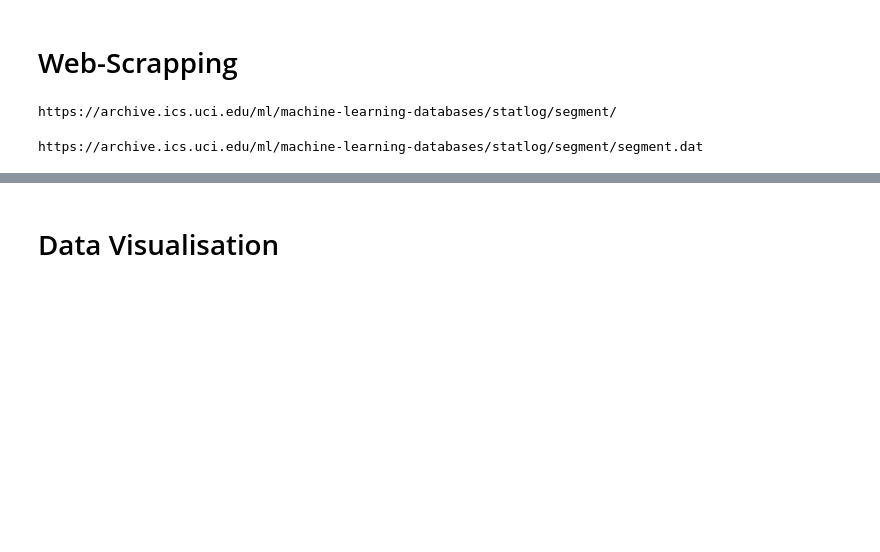
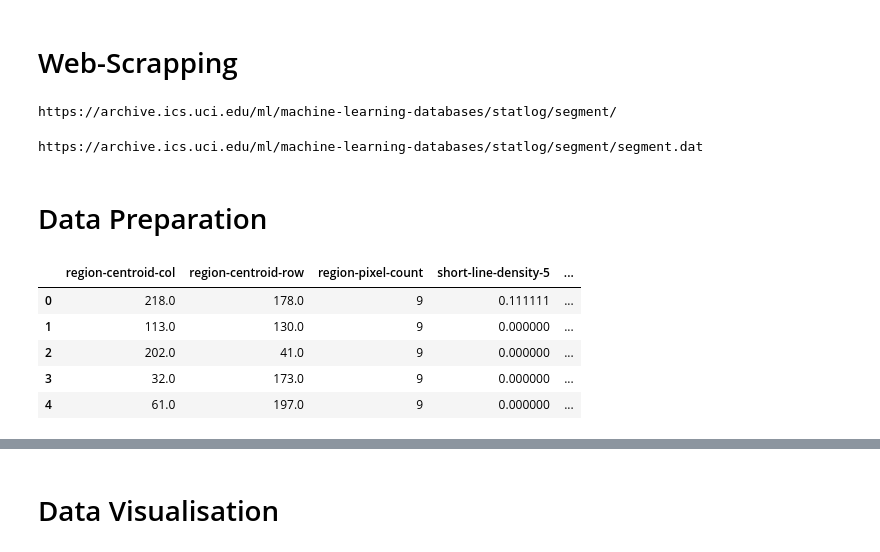
Before and after one commit to Kawiim/Data-Analysis, a Jupyter notebook: tp_python.ipynb, the cells around one changed output, grey strips where cells are left out. Drawn from its saved outputs; the diff is of its cells as text; code cells hidden in the pictures; blank space fills up the shorter version.

```diff
--- a/tp_python.ipynb
+++ b/tp_python.ipynb
@@ -28,3 +28,5 @@ dl_link = wd.find_element_by_xpath(xpath)
 print(dl_link.get_attribute('href'))
 # %% [output]
 https://archive.ics.uci.edu/ml/machine-learning-databases/statlog/segment/segment.dat
+# %% [markdown]
+# Data Preparation
@@ -30,0 +35,15 @@ https://archive.ics.uci.edu/ml/machine-learning-databases/statlog/segment/segmen
+# %%
+#On utilise pandas pour charger les données via l'URL trouvée avec le web scrapping
+df = pd.read_csv(dl_link.get_attribute('href'), sep='\s+',header=None, encoding="latin1")
+df.columns = ['region-centroid-col','region-centroid-row','region-pixel-count','short-line-density-5','short-line-density-2','vedge-mean','vedge-sd', 'hedge-mean','hedge-sd','intensity-mean','rawred-mean','rawblue-mean','rawgreen-mean','exred-mean','exblue-mean','exgreen-mean','value-mean','saturation-mean','hue-mean','classe']
+
+df.dtypes["classe"] = int
+
+df.head(5)
+# %% [output]
+|  | region-centroid-col | region-centroid-row | region-pixel-count | short-line-density-5 | ... |
+| 0 | 218.0 | 178.0 | 9 | 0.111111 | ... |
+| 1 | 113.0 | 130.0 | 9 | 0.000000 | ... |
+| 2 | 202.0 | 41.0 | 9 | 0.000000 | ... |
+| 3 | 32.0 | 173.0 | 9 | 0.000000 | ... |
+| 4 | 61.0 | 197.0 | 9 | 0.000000 | ... |
```
Also changed, not shown: parts of 8 cells of this notebook, 2 other files.
